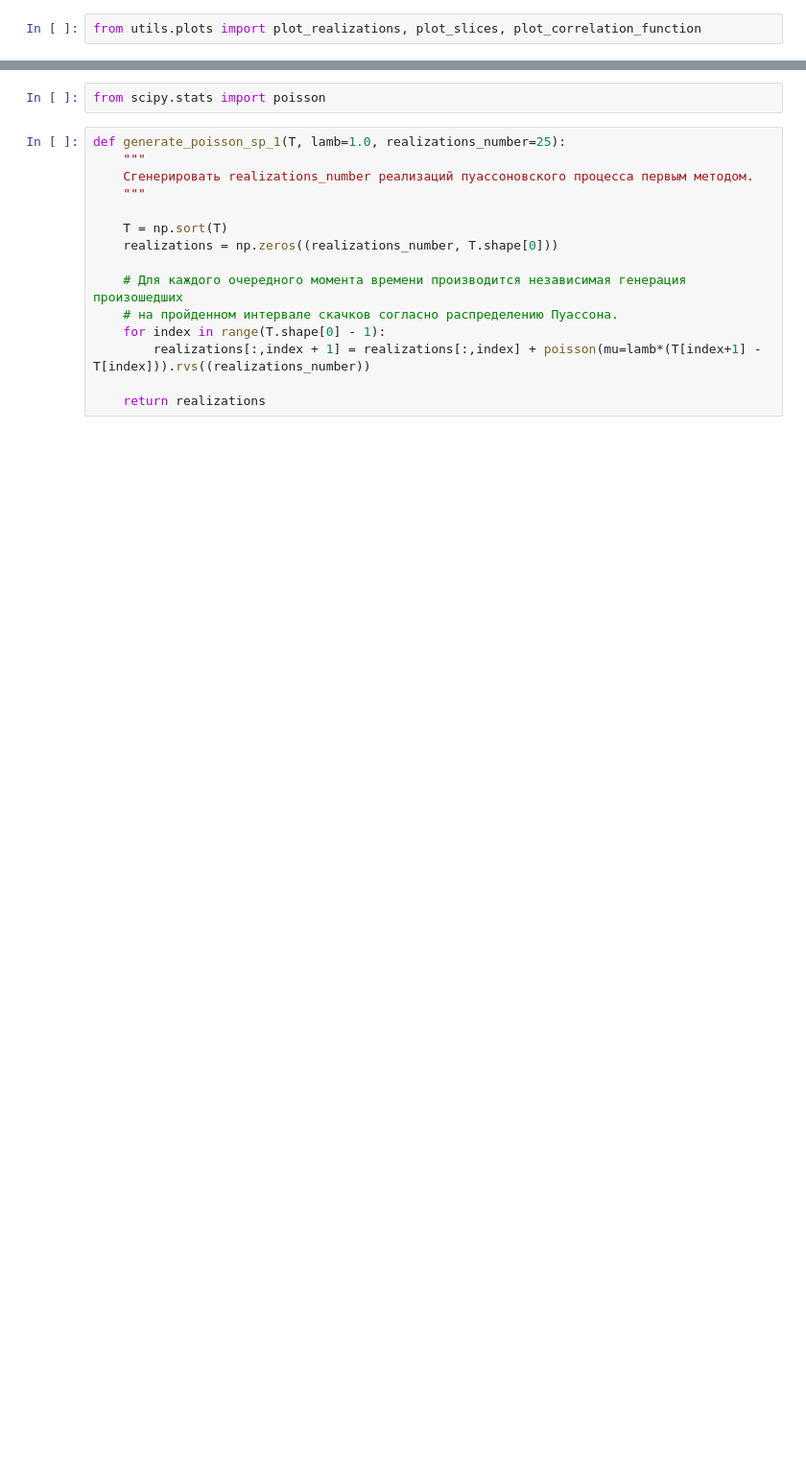
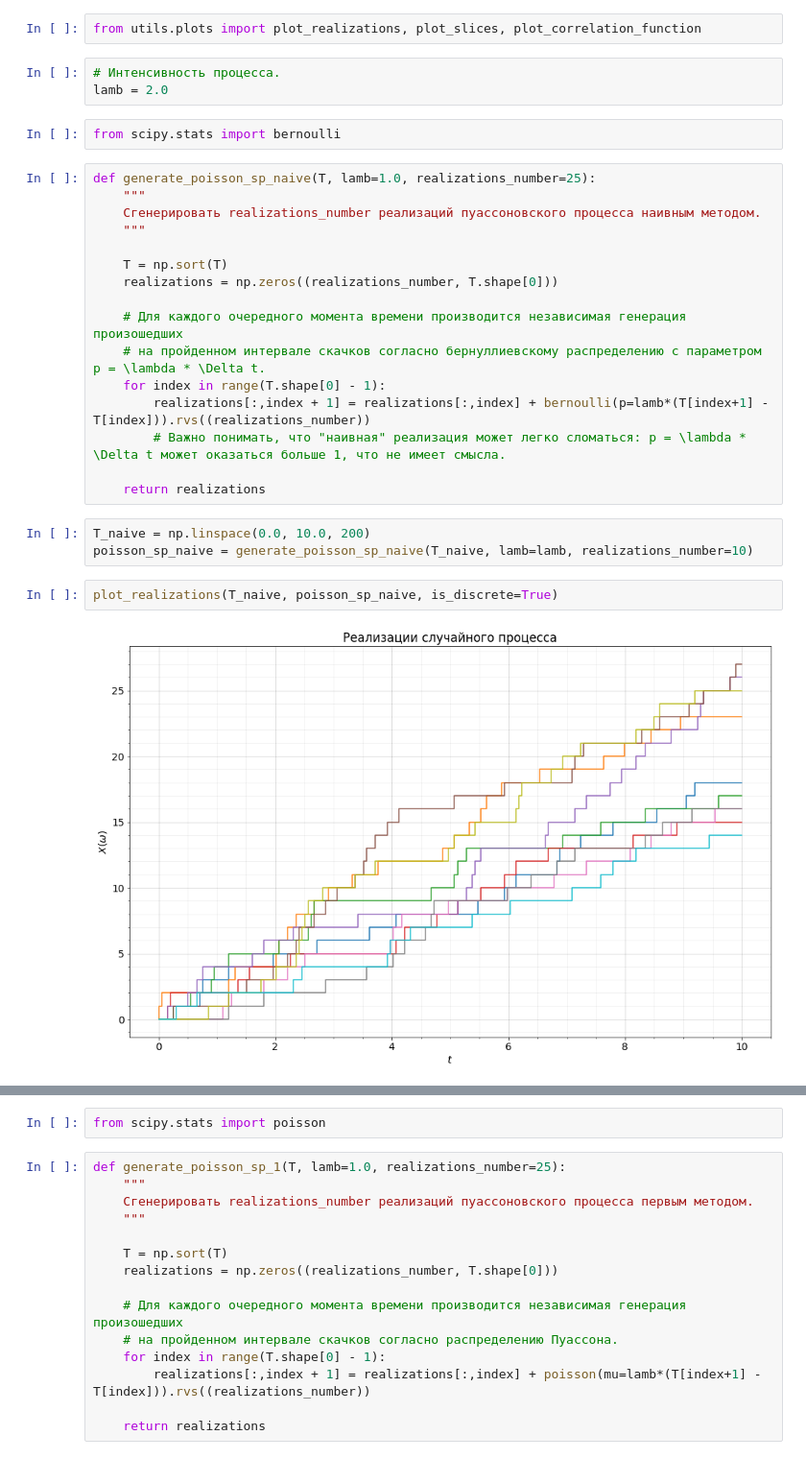
Before and after one commit to VanessB/StochasticProcesses, a Jupyter notebook: python/Sem2_Poisson.ipynb, the cells around one changed output, grey strips where cells are left out. Shown at 96% size. Saved outputs shown, nothing was run; the diff lists cells and outputs as text; blank space fills up the shorter version.

Commit message:
Добавлен раздел с гауссовскими процессами. Исправлены ошибки в разделе про Пуассоновский процесс.

```diff
--- a/python/Sem2_Poisson.ipynb
+++ b/python/Sem2_Poisson.ipynb
@@ -28,2 +36,30 @@ matplotlib.rc('font', **font)
 # %%
 from utils.plots import plot_realizations, plot_slices, plot_correlation_function
+# %%
+# Интенсивность процесса.
+lamb = 2.0
+# %%
+from scipy.stats import bernoulli
+# %%
+def generate_poisson_sp_naive(T, lamb=1.0, realizations_number=25):
+    """
+    Сгенерировать realizations_number реализаций пуассоновского процесса наивным методом.
+    """
+
+    T = np.sort(T)
+    realizations = np.zeros((realizations_number, T.shape[0]))
+
+    # Для каждого очередного момента времени производится независимая генерация произошедших
+    # на пройденном интервале скачков согласно бернуллиевскому распределению с параметром p = \lambda * \Delta t.
+    for index in range(T.shape[0] - 1):
+        realizations[:,index + 1] = realizations[:,index] + bernoulli(p=lamb*(T[index+1] - T[index])).rvs((realizations_number))
+        # Важно понимать, что "наивная" реализация может легко сломаться: p = \lambda * \Delta t может оказаться больше 1, что не имеет смысла.
+
+    return realizations
+# %%
+T_naive = np.linspace(0.0, 10.0, 200)
+poisson_sp_naive = generate_poisson_sp_naive(T_naive, lamb=lamb, realizations_number=10)
+# %%
+plot_realizations(T_naive, poisson_sp_naive, is_discrete=True)
+# %% [output]
+[figure, added]
```
Also changed, not shown: parts of 9 cells of this notebook, 10 other files.
